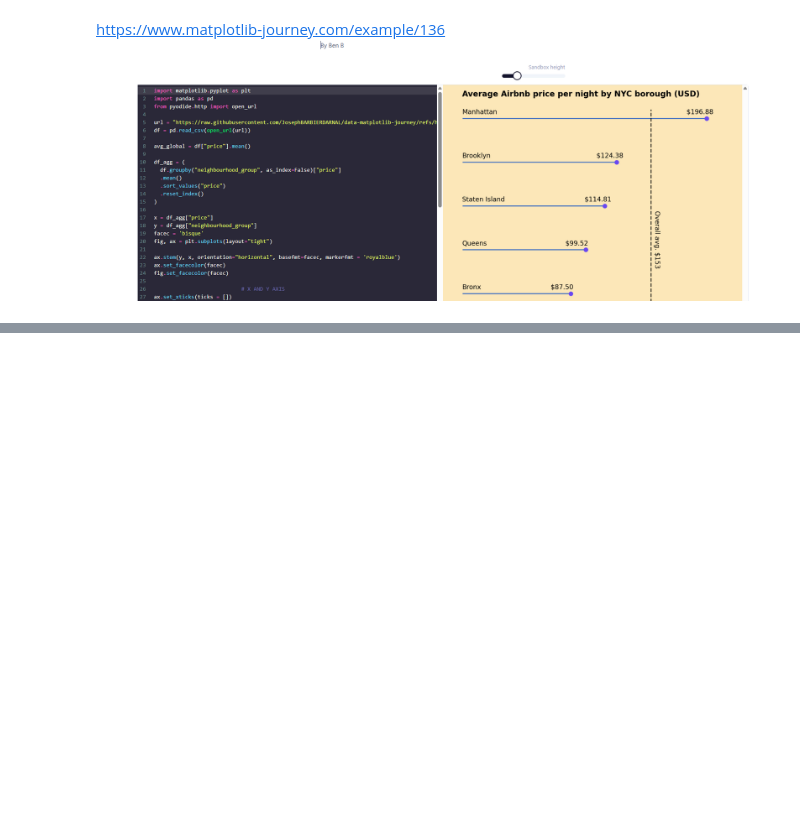
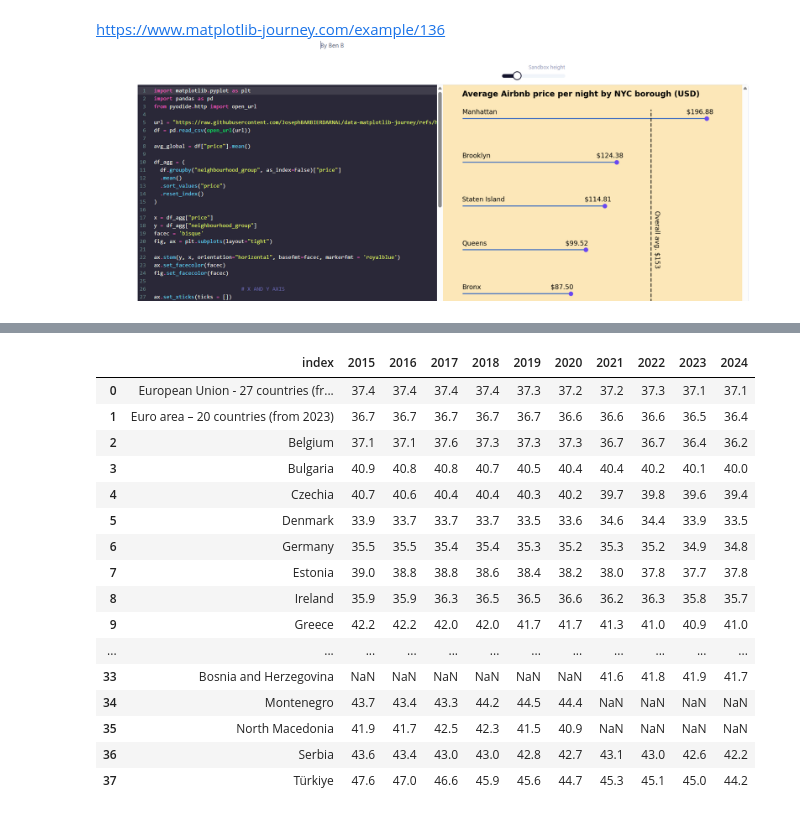
Before and after one commit to tdoan123/data-learning-journey, a Jupyter notebook: Python/Bamboo Weekly/bw_127.ipynb, the cells around one changed output, grey strips where cells are left out. Drawn from its saved outputs; the diff is of its cells as text; code cells hidden in the pictures; blank space fills up the shorter version.

```diff
--- a/Python/Bamboo Weekly/bw_127.ipynb
+++ b/Python/Bamboo Weekly/bw_127.ipynb
@@ -451,3 +452,23 @@ https://www.matplotlib-journey.com/example/136
 # %% [markdown]
 https://www.matplotlib-journey.com/example/126
 ![image.png](attachment:image.png)
+# %%
+work_df.reset_index()
+# %% [output]
+|  | index | 2015 | 2016 | 2017 | 2018 | 2019 | 2020 | 2021 | 2022 | 2023 | 2024 |
+| 0 | European Union - 27 countries (fr... | 37.4 | 37.4 | 37.4 | 37.4 | 37.3 | 37.2 | 37.2 | 37.3 | 37.1 | 37.1 |
+| 1 | Euro area – 20 countries (from 2023) | 36.7 | 36.7 | 36.7 | 36.7 | 36.7 | 36.6 | 36.6 | 36.6 | 36.5 | 36.4 |
+| 2 | Belgium | 37.1 | 37.1 | 37.6 | 37.3 | 37.3 | 37.3 | 36.7 | 36.7 | 36.4 | 36.2 |
+| 3 | Bulgaria | 40.9 | 40.8 | 40.8 | 40.7 | 40.5 | 40.4 | 40.4 | 40.2 | 40.1 | 40.0 |
+| 4 | Czechia | 40.7 | 40.6 | 40.4 | 40.4 | 40.3 | 40.2 | 39.7 | 39.8 | 39.6 | 39.4 |
+| 5 | Denmark | 33.9 | 33.7 | 33.7 | 33.7 | 33.5 | 33.6 | 34.6 | 34.4 | 33.9 | 33.5 |
+| 6 | Germany | 35.5 | 35.5 | 35.4 | 35.4 | 35.3 | 35.2 | 35.3 | 35.2 | 34.9 | 34.8 |
+| 7 | Estonia | 39.0 | 38.8 | 38.8 | 38.6 | 38.4 | 38.2 | 38.0 | 37.8 | 37.7 | 37.8 |
+| 8 | Ireland | 35.9 | 35.9 | 36.3 | 36.5 | 36.5 | 36.6 | 36.2 | 36.3 | 35.8 | 35.7 |
+| 9 | Greece | 42.2 | 42.2 | 42.0 | 42.0 | 41.7 | 41.7 | 41.3 | 41.0 | 40.9 | 41.0 |
+| ... | ... | ... | ... | ... | ... | ... | ... | ... | ... | ... | ... |
+| 33 | Bosnia and Herzegovina | NaN | NaN | NaN | NaN | NaN | NaN | 41.6 | 41.8 | 41.9 | 41.7 |
+| 34 | Montenegro | 43.7 | 43.4 | 43.3 | 44.2 | 44.5 | 44.4 | NaN | NaN | NaN | NaN |
+| 35 | North Macedonia | 41.9 | 41.7 | 42.5 | 42.3 | 41.5 | 40.9 | NaN | NaN | NaN | NaN |
+| 36 | Serbia | 43.6 | 43.4 | 43.0 | 43.0 | 42.8 | 42.7 | 43.1 | 43.0 | 42.6 | 42.2 |
+| 37 | Türkiye | 47.6 | 47.0 | 46.6 | 45.9 | 45.6 | 44.7 | 45.3 | 45.1 | 45.0 | 44.2 |
```
Also changed, not shown: parts of 22 cells of this notebook, 1 other file.
